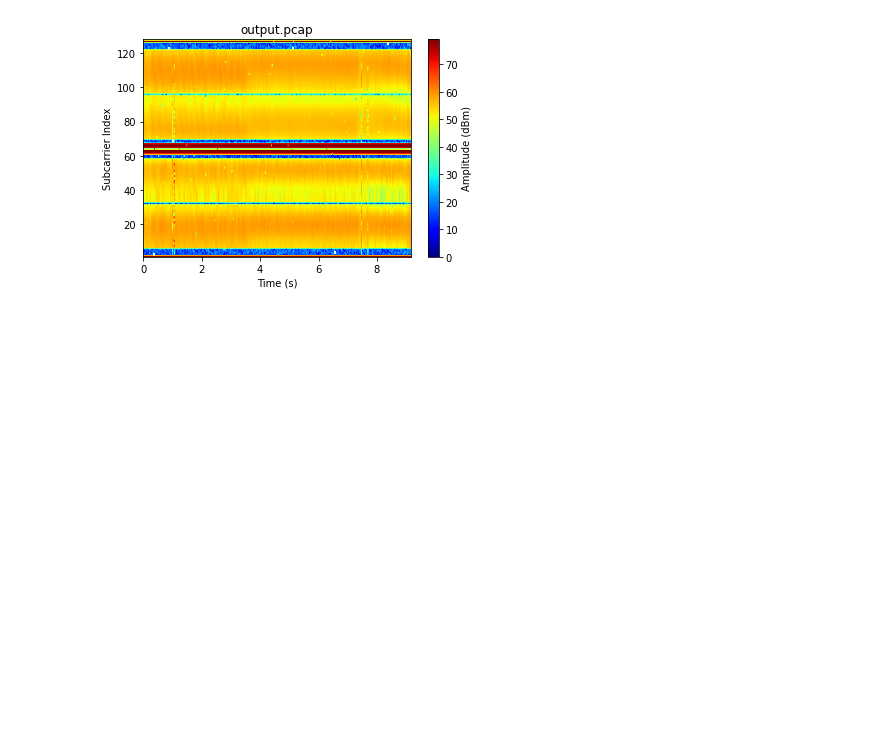
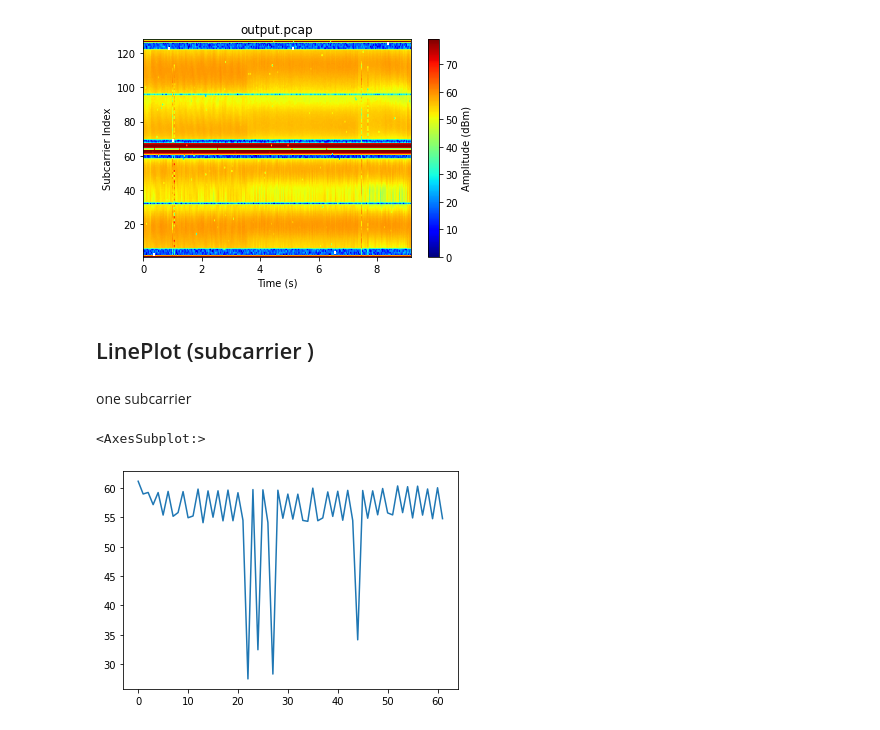
Before and after one commit to srk-practicum/2022-knu-wmi, a Jupyter notebook: plot.ipynb, the cells around one changed output. Cells and saved outputs as stored; diff of their text form; code cells hidden in the pictures; blank space fills up the shorter version.

Commit message:
change plot

```diff
--- a/plot.ipynb
+++ b/plot.ipynb
@@ -47,3 +47,13 @@ bg = BatchGraph("csi_tests/walking_along/output.pcap")
 bg.heatmap()
 # %% [output]
 [figure]
+# %% [markdown]
+## LinePlot (subcarrier )
+# %% [markdown]
+one subcarrier
+# %%
+packet = csi_matrix['15']
+packet.plot.line(legend=False)
+# %% [output]
+<AxesSubplot:>
+[figure, added]
```
Also changed, not shown: parts of 9 cells of this notebook.
